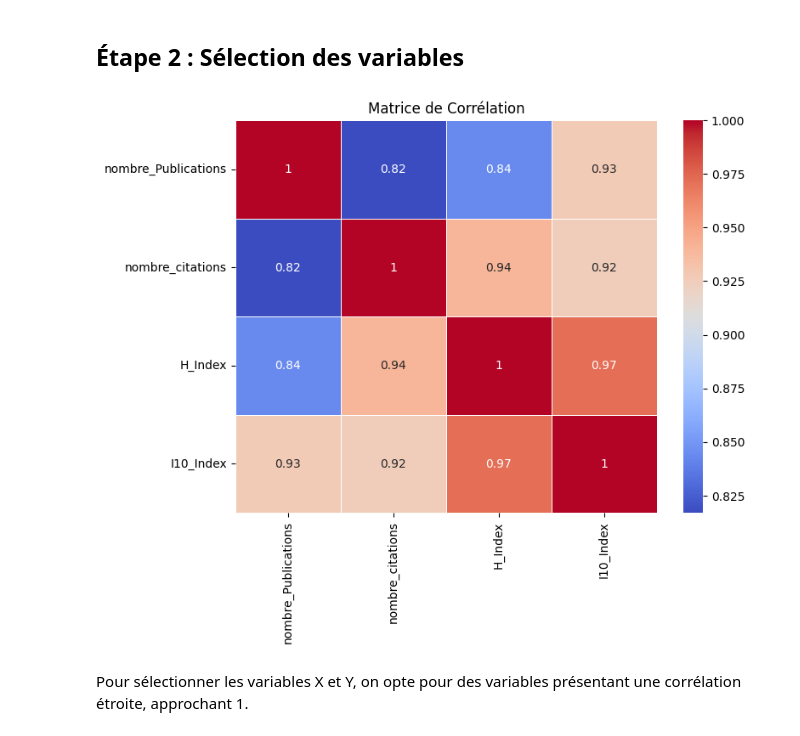
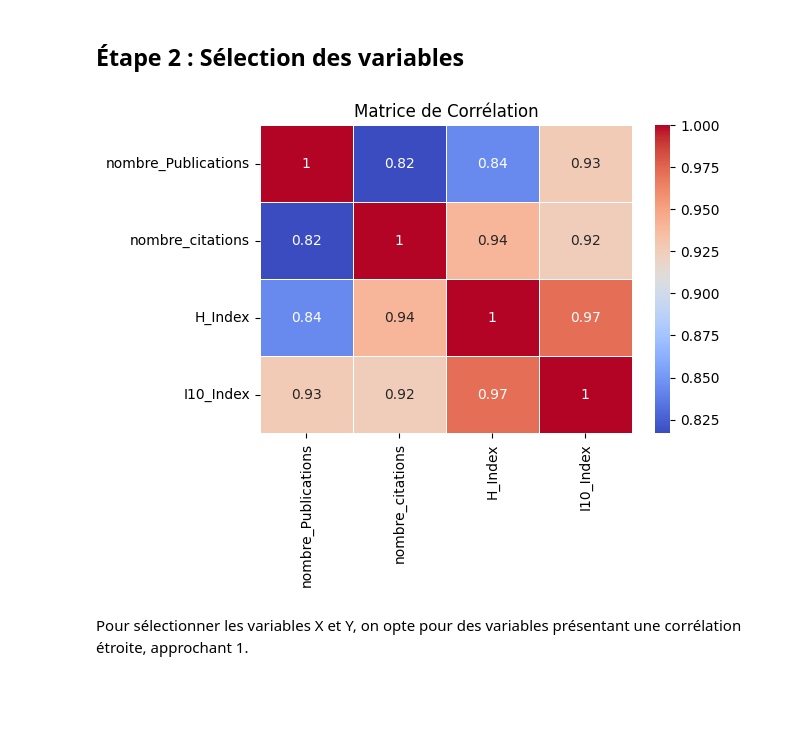
Before and after one commit to imad-oi/Projet_Scraping_Google_Scholar, a Jupyter notebook: scraping_regression.ipynb, the cells around one changed output. Cells and saved outputs as stored; diff of their text form; code cells hidden in the pictures; blank space fills up the shorter version.

```diff
--- a/scraping_regression.ipynb
+++ b/scraping_regression.ipynb
@@ -59,19 +59,18 @@ df =df[df['nombre_citations']<=4000]
 ## Étape 2 : Sélection des variables
 # %%
 
-# Supposons que `df` soit votre DataFrame
 data = df.drop('Chercheur', axis=1)
 
 # Calcul de la matrice de corrélation
 corr_matrix = data.corr()
 
 # Création d'un heatmap avec Seaborn
-plt.figure(figsize=(8, 6))
+plt.figure(figsize=(6, 4))
 sns.heatmap(corr_matrix, annot=True, cmap='coolwarm', linewidths=.5)
 plt.title("Matrice de Corrélation")
 plt.show()
 # %% [output]
-[figure, old version]
+[figure, new version]
 # %% [markdown]
 Pour sélectionner les variables X et Y, on opte pour des variables présentant une corrélation étroite, approchant 1.
 # %% [markdown]
```
Also changed, not shown: parts of 37 cells of this notebook.
